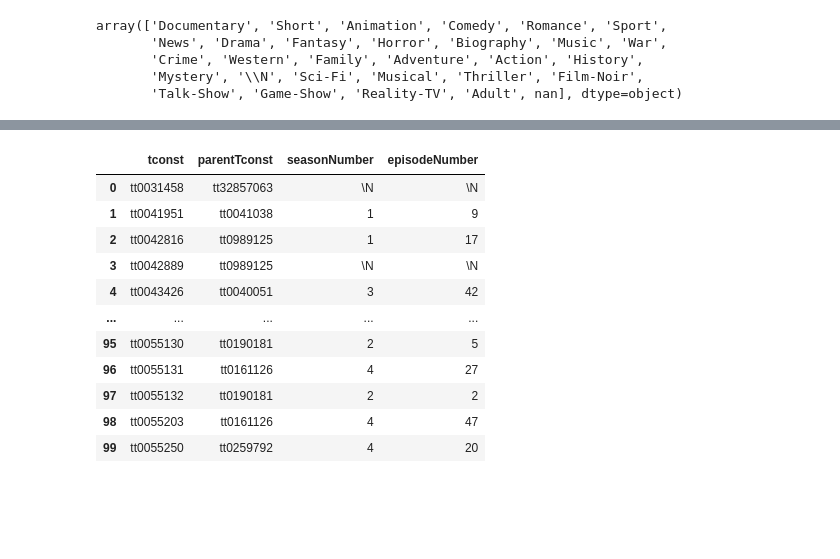
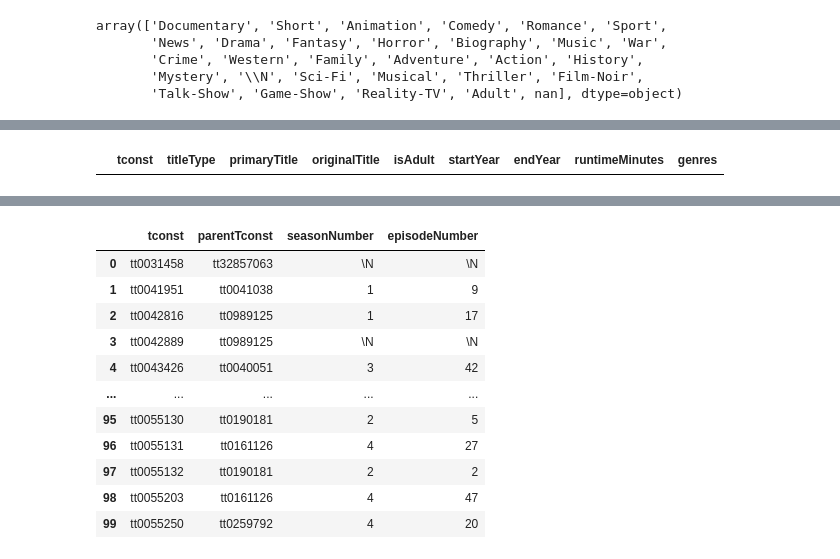
Before and after one commit to Idumii/WildCodeSchool-Projet2, a Jupyter notebook: base.ipynb, the cells around one changed output, grey strips where cells are left out. Cells and saved outputs as stored; diff of their text form; code cells hidden in the pictures; blank space fills up the shorter version.

```diff
--- a/base.ipynb
+++ b/base.ipynb
@@ -106 +100,20 @@ display(df_title_basics_copy.head(3))
+# %%
+# Verifier les différents types de films
+df_title_basics_copy['titleType'].unique()
+
+# On récupere uniquement les films
+df_title_basics_copy = df_title_basics_copy[df_title_basics_copy['titleType'] == 'movie']
+
+# On enlève les films pour adultes
+
+df_title_basics_copy = df_title_basics_copy[df_title_basics_copy['isAdult'] == '0']
+
+#display(df_title_basics_copy[df_title_basics_copy['isAdult'] == '0'])
+
+# On enlève les films sans titre
+df_title_basics_copy['primaryTitle'] = df_title_basics_copy['primaryTitle'].fillna('None.')
+
+display(df_title_basics_copy[df_title_basics_copy['primaryTitle'].isna() == True])
+# %% [output]
+|  | tconst | titleType | primaryTitle | originalTitle | isAdult | startYear | endYear | runtimeMinutes | genres |
 # %%
```
Also changed, not shown: parts of 11 cells of this notebook.
